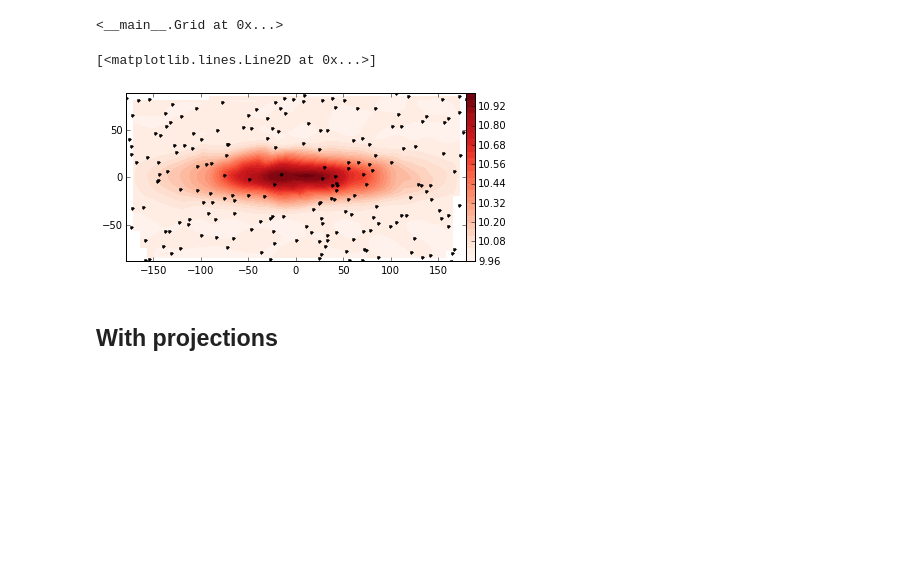
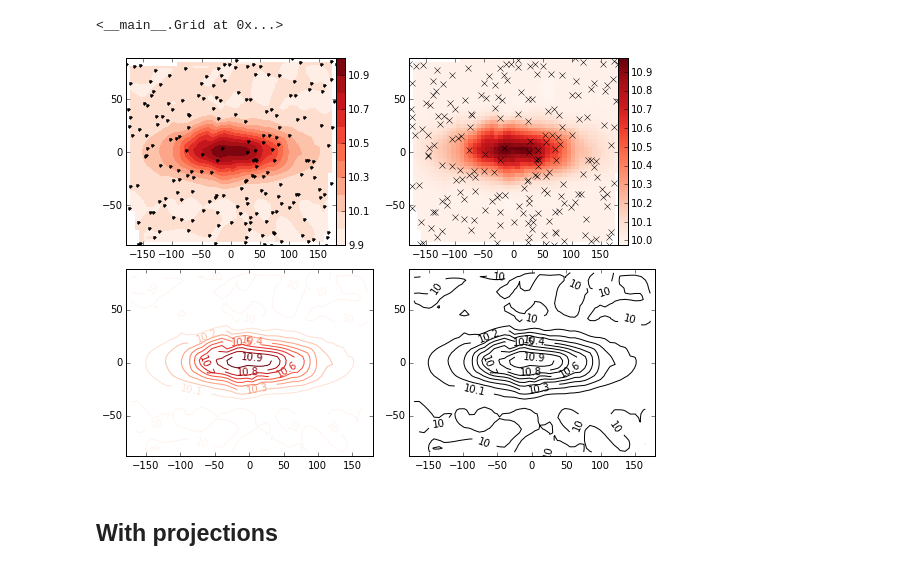
Before and after one commit to fatiando/prototypes, a Jupyter notebook: grid-class.ipynb, the cells around one changed output. Drawn from its saved outputs; the diff is of its cells as text; code cells hidden in the pictures; blank space fills up the shorter version.

```diff
--- a/grid-class.ipynb
+++ b/grid-class.ipynb
@@ -194,13 +275,22 @@ scat = Grid.scatter((-180, 180, -90, 90), 200, seed=0)
 scat.add_attribute('data', 10 + utils.gaussian2d(scat.x, scat.y, 100, 20))
 # %% [output]
 <__main__.Grid at 0x...>
-# %%
-mpl.figure(figsize=(8, 3))
-mpl.axis('scaled')
-scat.interp((50, 50)).contourf('data', 30)
-scat.points()
-# %% [output]
-[<matplotlib.lines.Line2D at 0x...>]
-[figure, removed]
+# %%
+grid = scat.interp((50, 50))
+# %%
+mpl.figure(figsize=(8, 6))
+mpl.subplot(221)
+grid.contourf('data')
+scat.points()
+mpl.subplot(222)
+grid.pcolor('data')
+scat.points('xk')
+mpl.subplot(223)
+grid.contour('data')
+mpl.subplot(224)
+grid.contour('data', colors='k')
+mpl.tight_layout()
+# %% [output]
+[figure, added]
 # %% [markdown]
 ## With projections
```
Also changed, not shown: parts of 12 cells of this notebook.
